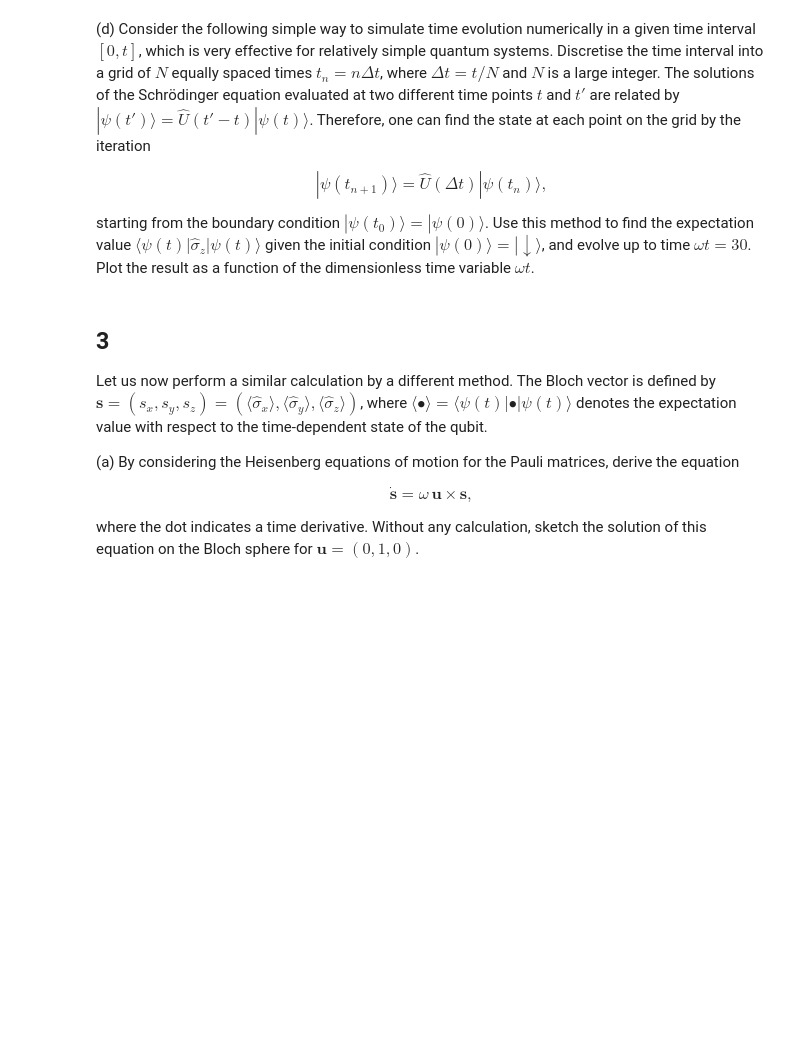
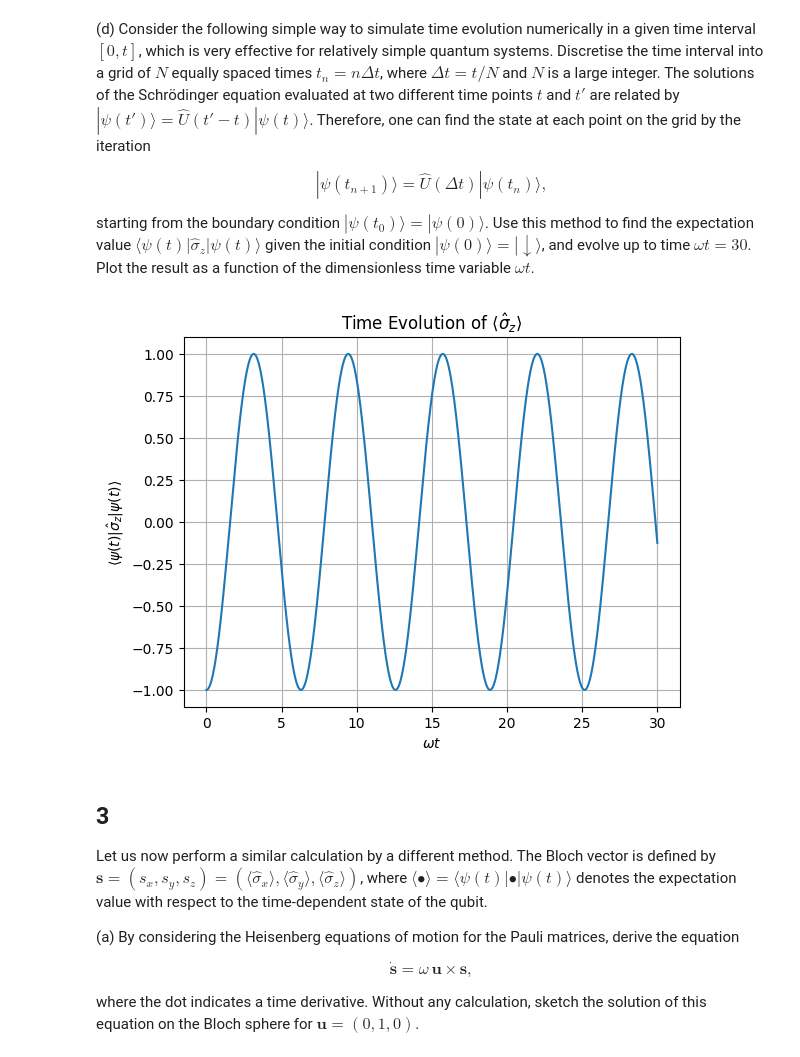
Before and after one commit to JavierAyala381/OpenQuantumSystemsSet1, a Jupyter notebook: Worksheet_1.ipynb, the cells around one changed output. Saved outputs shown, nothing was run; the diff lists cells and outputs as text; code cells hidden in the pictures; blank space fills up the shorter version.

```diff
--- a/Worksheet_1.ipynb
+++ b/Worksheet_1.ipynb
@@ -79,8 +90,9 @@ u = 1/np.sqrt(5)*np.array([1,2,0])
 # %%
 # Compute the hamiltonian using the H function
-h_1 = H(0.2, u)
+h_1 = H(omega, u)
+print('Found H_1 to be: \n:', h_1)
 # Compute the square value of the Hamiltonian
 h_square = np.dot(h_1, h_1)
 print('Hamiltonian square is: \n', h_square)
-print('Which is the same as the identity matrix I times (hw/2)**2 which is: ', (h_bar*0.2*0.5)**2)
+print('Which is the same as the identity matrix I times (hw/2)**2 which is: ', (h_bar*omega/2)**2)
 # %% [output]
@@ -117,14 +132,19 @@ The true eigenvectors for H are:  [[ 0.70710678+0.j         -0.31622777+0.632455
 # %% [markdown]
 (c) Find the time evolution operator $\hat{U}(\Delta t)$ over a small time step $\Delta t = 0.05$ (e.g. using the [expm function](https://docs.scipy.org/doc/scipy/reference/generated/scipy.linalg.expm.html) or another method of your choosing).
 Verify numerically that $\hat{U}(\Delta t)$ is unitary.
+# %%
+def U_delta_t(delta_t: float):
+        '''Compute the time evolution operator function for the delta interval U(Δt) = exp(-i H Δt / h_bar)'''
+        return scipy.linalg.expm(-1j * (h_1 * delta_t )/ h_bar)
 # %%
 # Define the delta time step
 delta_t = 0.05
-# Compute the time evolution operator U(Δt) = exp(-i H Δt / h_bar)
-U_delta_t = scipy.linalg.expm(-1j * h_1 * delta_t / h_bar)
+# Compute the delta unitary time evolution
+U_delta = U_delta_t(0.05)
+print(h_1, U_delta)
 # U^dagger is the conjugate transpose of U
-U_dagger = np.conjugate(U_delta_t.T)
-identity_matrix = np.dot(U_delta_t, U_dagger)
+U_dagger = np.conjugate(U_delta.T)
+identity_matrix = np.dot(U_delta, U_dagger)
 # Round the result of the matrix to account for numerical errors
 rounded_identity = np.round(identity_matrix, decimals=15)
 # Verify unitarity: U^dagger * U should equal the identity matrix
@@ -142,6 +165,35 @@ U(Δt) is unitary.
 $$ |\psi(t_{n+1})\rangle = \hat{U}(\Delta t) |\psi(t_n)\rangle, $$
 
 starting from the boundary condition $|\psi(t_0)\rangle = |\psi(0)\rangle$. Use this method to find the expectation value $\langle \psi(t)|\hat{\sigma}_z|\psi(t)\rangle$ given the initial condition $|\psi(0)\rangle = |\downarrow\rangle$, and evolve up to time $\omega t=30$. Plot the result as a function of the dimensionless time variable $\omega t$.
+# %%
+# Define N, t_max and the step Δt
+N = 1000 # The amount of steps, the more steps the more detail the graph
+t_max = 30 / omega  # Maximum time corresponding to ω t = 30
+delta_t = t_max / N  # Time step Δt
+
+# Initialize the state and time array
+psi_t = down
+# Compute the time as a linspace of size N
+times = np.linspace(0, t_max, N)
+# Will hold the expectation value of sigma z at time delta t
+sigma_z_expectation = np.zeros(N)
+
+# Loop over each time step
+for n in range(N):
+    # Compute expectation value ⟨σ_z⟩
+    sigma_z_expectation[n] = np.vdot(psi_t, np.dot(sigma_z, psi_t)).real
+    # Evolve the state to the next time step using the discrete time evolution operator
+    psi_t = np.dot(U_delta_t(delta_t), psi_t)
+
+# Plot the result
+plt.plot(omega * times, sigma_z_expectation)
+plt.xlabel(r'$\omega t$')
+plt.ylabel(r'$\langle \psi(t) | \hat{\sigma}_z | \psi(t) \rangle$')
+plt.title(r'Time Evolution of $\langle \hat{\sigma}_z \rangle$')
+plt.grid(True)
+plt.show()
+# %% [output]
+[figure, added]
 # %% [markdown]
 ## 3
 Let us now perform a similar calculation by a different method. The Bloch vector is defined by $\mathbf{s} =(s_x,s_y,s_z) = (\langle\hat{\sigma}_x\rangle,\langle\hat{\sigma}_y\rangle,\langle\hat{\sigma}_z\rangle)$, where $\langle \bullet\rangle = \langle \psi(t)|\bullet|\psi(t)\rangle$ denotes the expectation value with respect to the time-dependent state of the qubit.
```
Also changed, not shown: parts of 12 cells of this notebook.
